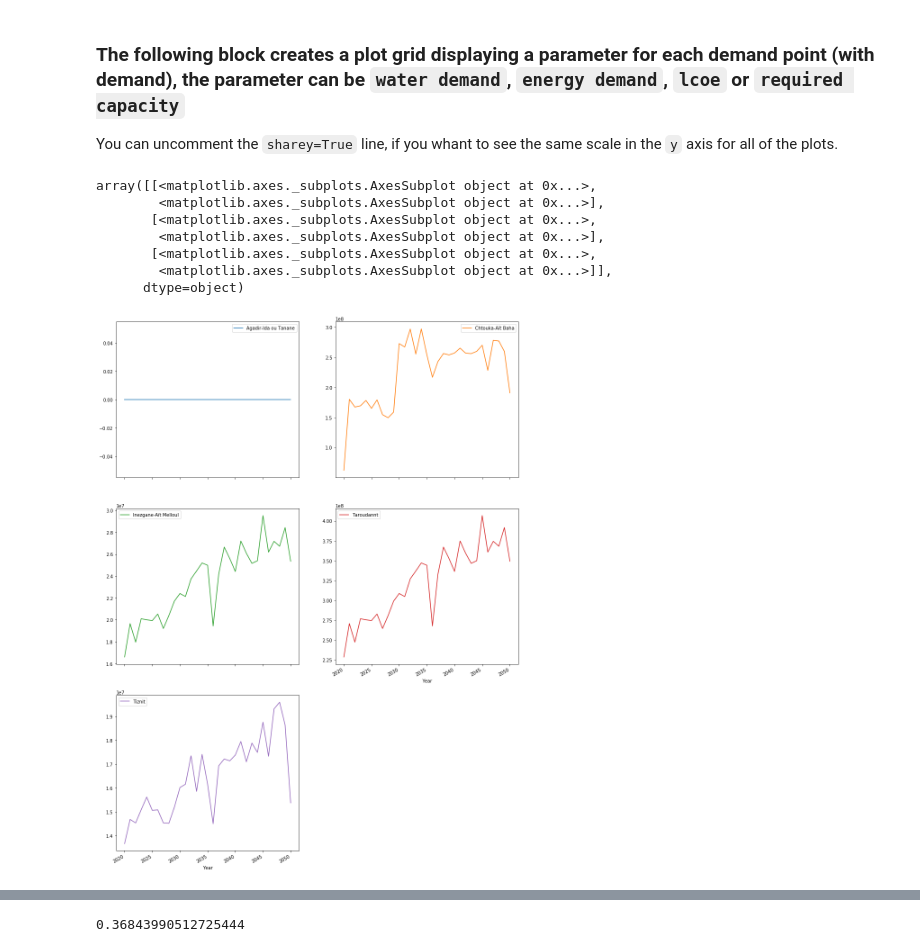
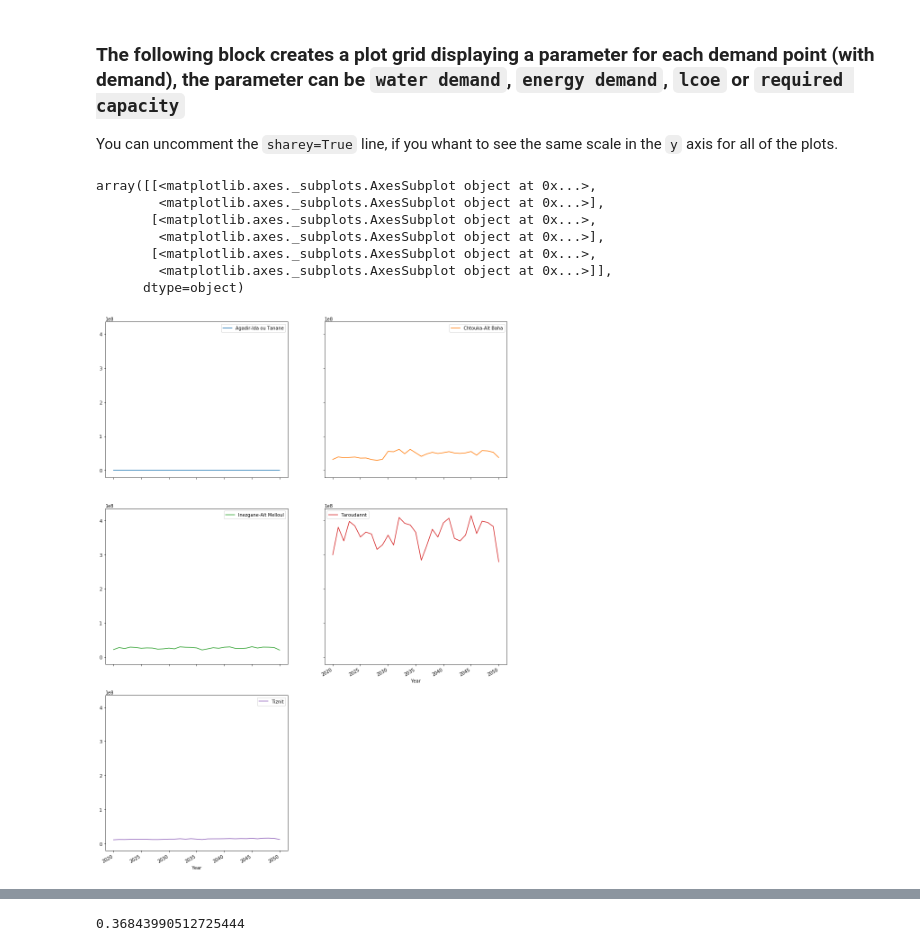
Before and after one commit to KTH-dESA/FAO, a Jupyter notebook: energy_demand_runner-Souss-Massa all scenarios.ipynb, the cells around one changed output, grey strips where cells are left out. Saved outputs shown, nothing was run; the diff lists cells and outputs as text; code cells hidden in the pictures.

```diff
--- a/energy_demand_runner-Souss-Massa all scenarios.ipynb
+++ b/energy_demand_runner-Souss-Massa all scenarios.ipynb
@@ -332,17 +332,17 @@ You can uncomment the `sharey=True` line, if you whant to see the same scale in
 # %%
 dff = sm_cropland.lcoe.reset_index().groupby(['province', 'Year']).sum().reset_index().dropna().pivot('Year','province','energy demand')
 amount = dff.columns.shape[0] + 1
 dff.plot(subplots=True,
          layout=(int(amount/2), 2),
          figsize=(16,24),
-#          sharey=True
+         sharey=True
         )
 # %% [output]
 array([[<matplotlib.axes._subplots.AxesSubplot object at 0x...>,
         <matplotlib.axes._subplots.AxesSubplot object at 0x...>],
        [<matplotlib.axes._subplots.AxesSubplot object at 0x...>,
         <matplotlib.axes._subplots.AxesSubplot object at 0x...>],
        [<matplotlib.axes._subplots.AxesSubplot object at 0x...>,
         <matplotlib.axes._subplots.AxesSubplot object at 0x...>]],
       dtype=object)
-[figure, old version]
+[figure, new version]
```
Also changed, not shown: parts of 9 cells of this notebook, 12 other files.
